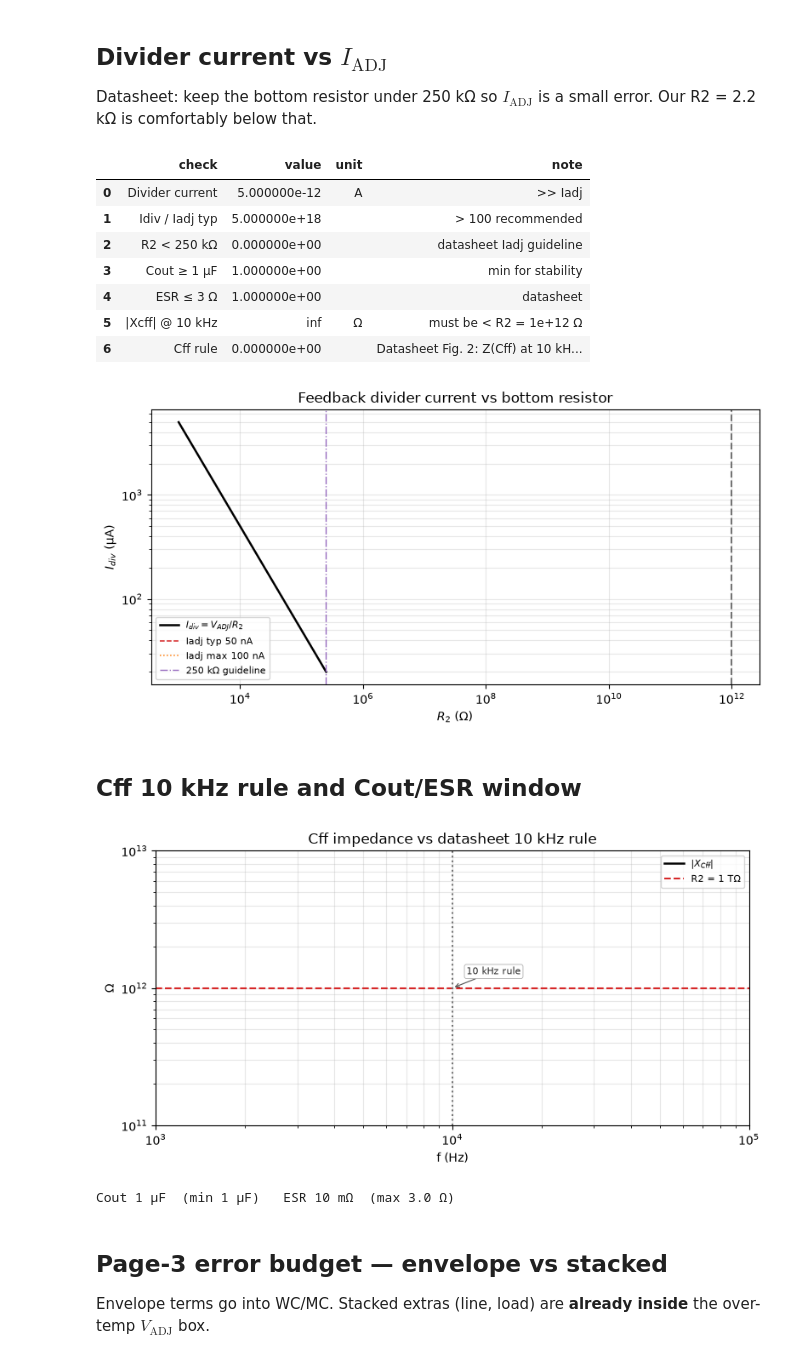
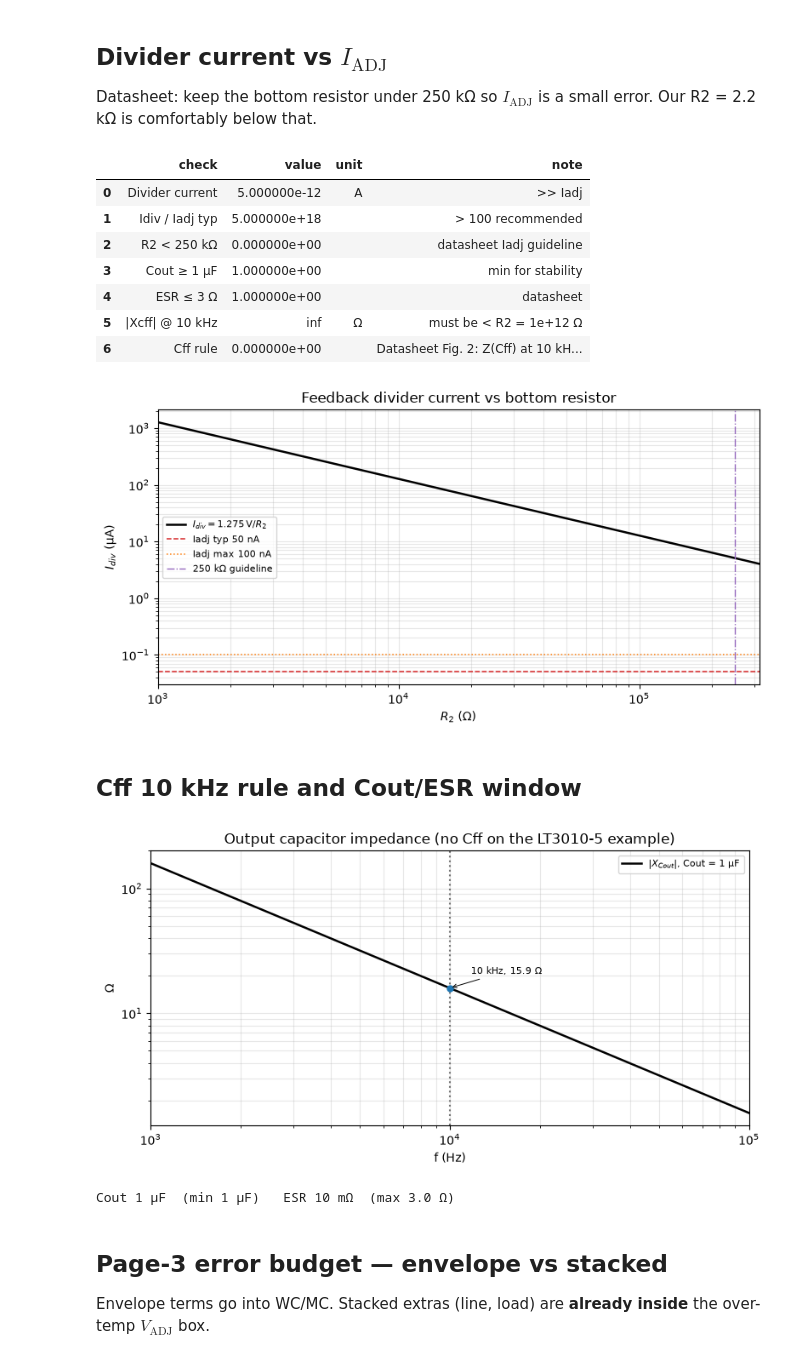
Before and after one commit to markkhusid/LT3010_5V_Supply, a Jupyter notebook: notebooks/01_analytical_setpoint.ipynb, the cells around one changed output. Cells and saved outputs as stored; diff of their text form; code cells hidden in the pictures.

```diff
--- a/notebooks/01_analytical_setpoint.ipynb
+++ b/notebooks/01_analytical_setpoint.ipynb
@@ -139,60 +139,58 @@ Datasheet: keep the bottom resistor under 250 kΩ so $I_{\mathrm{ADJ}}$ is a sma
 # %%
 stab = stability.stability_table(p)
 display(stab)
-ann_div = [
-    dict(text="operate Idiv", xy=(p.r2, 1e6 * p.i_div), offset=(18, 12), arrow=True),
-]
-# Idiv vs R2 family
-r2g = np.logspace(3, 5.4, 80)
-idiv = p.vadj / r2g
+r2g = np.logspace(3, 5.5, 160)  # 1 kΩ .. 316 kΩ
+idiv = 1.275 / r2g  # ADJ reference used by the datasheet divider equation
 fig, ax = plt.subplots(figsize=(8.0, 4.2))
-ax.loglog(r2g, 1e6 * idiv, "k-", lw=1.8, label=r"$I_{div}=V_{ADJ}/R_2$")
-ax.axhline(p.ldo.iadj_typ * 1e6, color="C3", ls="--", lw=1.1, label="Iadj typ 50 nA")
-ax.axhline(p.ldo.iadj_max * 1e6, color="C1", ls=":", lw=1.1, label="Iadj max 100 nA")
-ax.axvline(p.r2, color="0.45", ls="--")
+ax.loglog(r2g, 1e6 * idiv, "k-", lw=1.8, label=r"$I_{div}=1.275\,\mathrm{V}/R_2$")
+ax.axhline(50e-3, color="C3", ls="--", lw=1.1, label="Iadj typ 50 nA")
+ax.axhline(100e-3, color="C1", ls=":", lw=1.1, label="Iadj max 100 nA")
 ax.axvline(250e3, color="C4", ls="-.", lw=1.0, label="250 kΩ guideline")
+ax.set_xlim(r2g[0], r2g[-1])
 ax.set_xlabel(r"$R_2$ (Ω)")
 ax.set_ylabel(r"$I_{div}$ (µA)")
 ax.set_title("Feedback divider current vs bottom resistor")
 ax.legend(fontsize=8)
 ax.grid(True, which="both", alpha=0.3)
-plots.apply_annotations(ax, ann_div)
 plots.savefig(fig, FIG / "01_idiv_vs_r2.png")
 plt.show()
 # %% [output]
 |  | check | value | unit | note |
 | 0 | Divider current | 5.000000e-12 | A | >> Iadj |
 | 1 | Idiv / Iadj typ | 5.000000e+18 |  | > 100 recommended |
 | 2 | R2 < 250 kΩ | 0.000000e+00 |  | datasheet Iadj guideline |
 | 3 | Cout ≥ 1 µF | 1.000000e+00 |  | min for stability |
 | 4 | ESR ≤ 3 Ω | 1.000000e+00 |  | datasheet |
 | 5 | |Xcff| @ 10 kHz | inf | Ω | must be < R2 = 1e+12 Ω |
 | 6 | Cff rule | 0.000000e+00 |  | Datasheet Fig. 2: Z(Cff) at 10 kH... |
-[figure, old version]
+[figure, new version]
 # %% [markdown]
 ## Cff 10 kHz rule and Cout/ESR window
 # %%
-f, z, rbot = stability.cff_impedance_sweep(p)
-ann_cff = [
-    dict(text="10 kHz rule", xy=(10e3, rbot), offset=(12, 14), arrow=True),
-    dict(text="|Xcff|", xy=(10e3, z[np.argmin(np.abs(f-10e3))]), offset=(12, -18), arrow=True),
-]
+# The LT3010-5 example has no feedforward capacitor. Plot the 1 µF
+# output capacitor that is on the figure, and mark 10 kHz.
+f = np.logspace(3, 5, 200)
+z = 1.0 / (2.0 * np.pi * f * p.cout)
+z10 = float(1.0 / (2.0 * np.pi * 10e3 * p.cout))
 fig, ax = plt.subplots(figsize=(8.0, 4.2))
-ax.loglog(f, z, "k-", lw=1.8, label=r"$|X_{Cff}|$")
-ax.axhline(rbot, color="C3", ls="--", label=f"R2 = {format_eng(rbot, 'Ω')}")
+ax.loglog(f, z, "k-", lw=1.8, label=rf"$|X_{{Cout}}|$, Cout = {format_eng(p.cout, 'F')}")
 ax.axvline(10e3, color="0.45", ls=":")
+ax.plot([10e3], [z10], "o", color="C0", ms=5)
+ax.annotate(f"10 kHz, {z10:.1f} Ω", xy=(10e3, z10), xytext=(18, 12),
+            textcoords="offset points", fontsize=8, arrowprops=dict(arrowstyle="->", lw=0.7))
+ax.set_xlim(f[0], f[-1])
 ax.set_xlabel("f (Hz)")
 ax.set_ylabel("Ω")
-ax.set_title("Cff impedance vs datasheet 10 kHz rule")
+ax.set_title("Output capacitor impedance (no Cff on the LT3010-5 example)")
 ax.legend(fontsize=8)
 ax.grid(True, which="both", alpha=0.3)
-plots.apply_annotations(ax, ann_cff)
 plots.savefig(fig, FIG / "01_cff_z.png")
 plt.show()
+
 print(f"Cout {format_eng(p.cout,'F')}  (min {format_eng(p.ldo.cout_min_f,'F')})   "
       f"ESR {format_eng(p.esr_out,'Ω')}  (max {p.ldo.esr_max_ohm} Ω)")
 # %% [output]
-[figure, old version]
+[figure, new version]
 Cout 1 µF  (min 1 µF)   ESR 10 mΩ  (max 3.0 Ω)
 # %% [markdown]
 ## Page-3 error budget — envelope vs stacked
```
Also changed, not shown: parts of 1 cell of this notebook, 15 other files.
